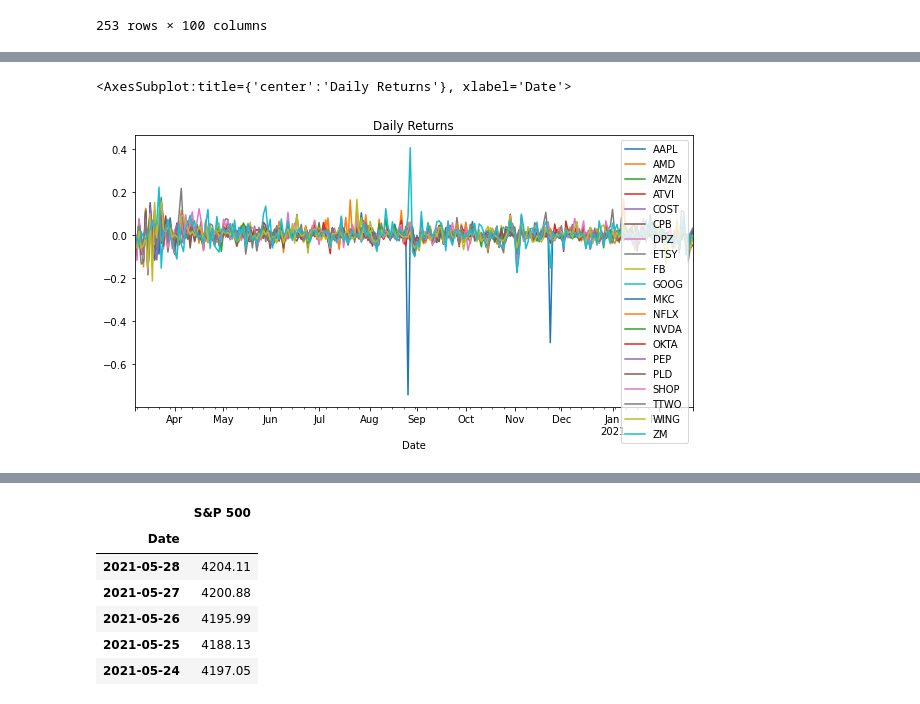
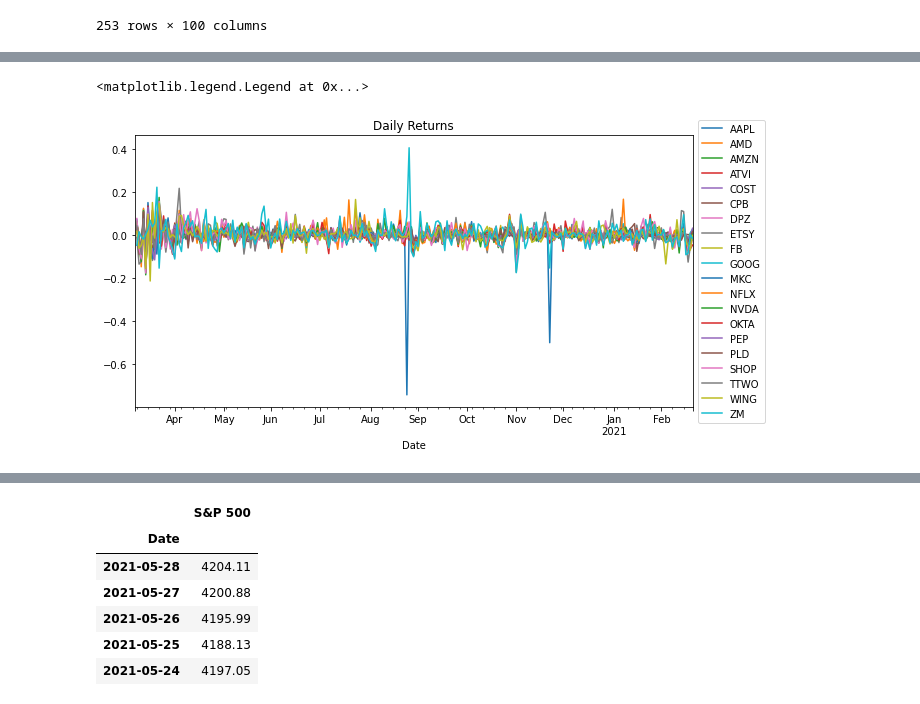
Before and after one commit to HeyokaBull777/Group_5, a Jupyter notebook: 1YearAnalysisCramerPicks.ipynb, the cells around one changed output, grey strips where cells are left out. Drawn from its saved outputs; the diff is of its cells as text; code cells hidden in the pictures.

```diff
--- a/1YearAnalysisCramerPicks.ipynb
+++ b/1YearAnalysisCramerPicks.ipynb
@@ -29,7 +29,7 @@ cramer_picks_data
 | 252 | 120.98 | 121.935 | 117.57 | 121.39 | 143229410 | 79.0 | 79.48 | 74.2 | 78.53 | 57010466 | ... | ... |
 253 rows × 100 columns
 # %%
-year_close_data = cramer_picks_data[["AAPL.3", "AMD.3", "AMZN.3", "ATVI.3", "COST.3", "CPB.3", "DPZ.3", "ETSY.3", "FB.3", "GOOG.3", "MKC.3", "NFLX.3", "NVDA.3", "OKTA.3", "PEP.3", "PLD.3", "SHOP.3", "TTWO.3", "WING.3", "ZM.3"]].drop([0,0])
+year_close_data = cramer_picks_data[["AAPL.3", "AMD.3", "AMZN.3", "ATVI.3", "COST.3", "CPB.3", "DPZ.3", "ETSY.3", "FB.3", "GOOG.3", "MKC.3", "NFLX.3", "NVDA.3", "OKTA.3", "PEP.3", "PLD.3", "SHOP.3", "TTWO.3", "WING.3", "ZM.3"]].drop([0,1])
 year_close_data.apply(pd.to_numeric, axis=0)
 # %% [output]
 |  | AAPL.3 | AMD.3 | AMZN.3 | ATVI.3 | COST.3 | CPB.3 | DPZ.3 | ETSY.3 | FB.3 | GOOG.3 | MKC.3 | ... |
@@ -91,6 +91,6 @@ daily_returns.head() * 100
 # %%
-daily_returns.plot(figsize = (10,5), title = "Daily Returns")
+daily_returns.plot(figsize = (10,5), title = "Daily Returns").legend(loc="center left",bbox_to_anchor=(1, .5))
 # %% [output]
-<AxesSubplot:title={'center':'Daily Returns'}, xlabel='Date'>
+<matplotlib.legend.Legend at 0x...>
-[figure, old version]
+[figure, new version]
 # %%
```
Also changed, not shown: parts of 11 cells of this notebook, 4 other files.
